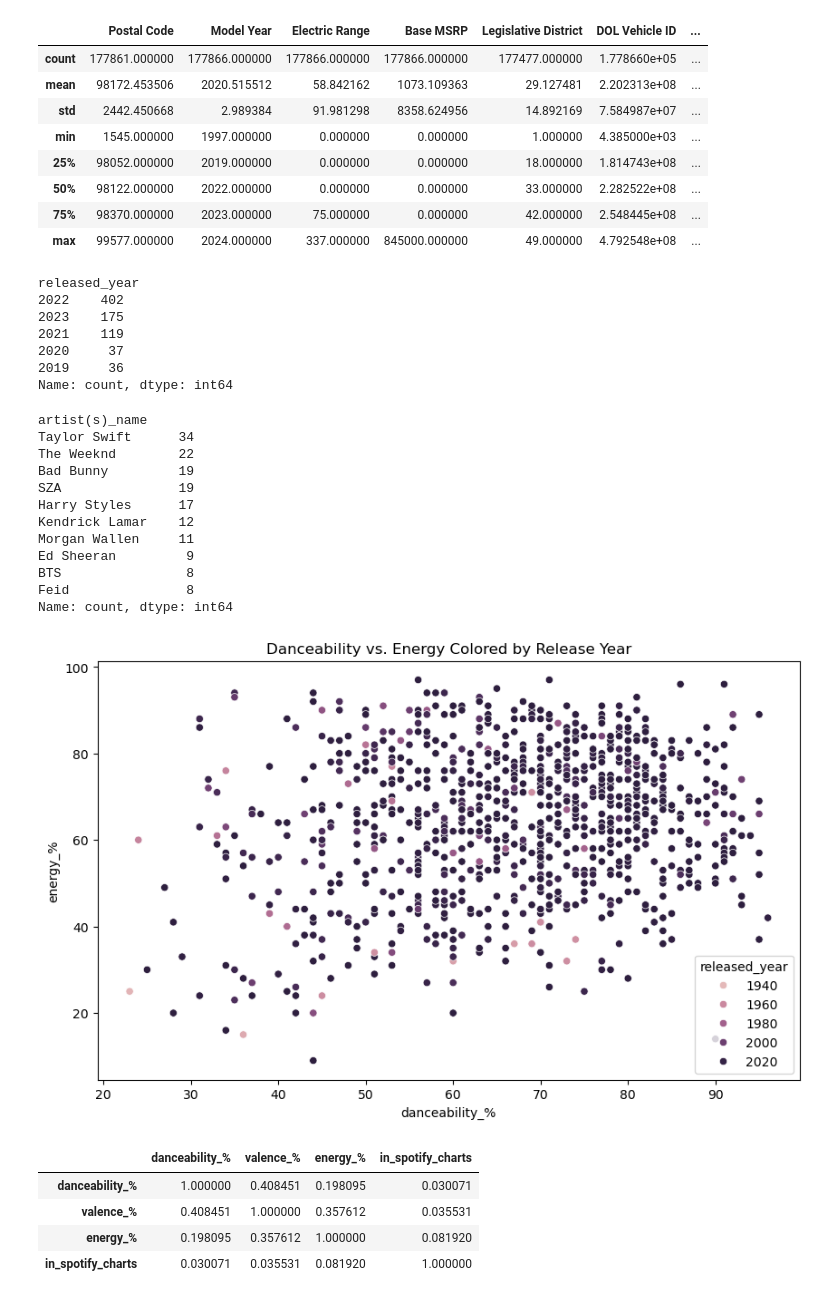
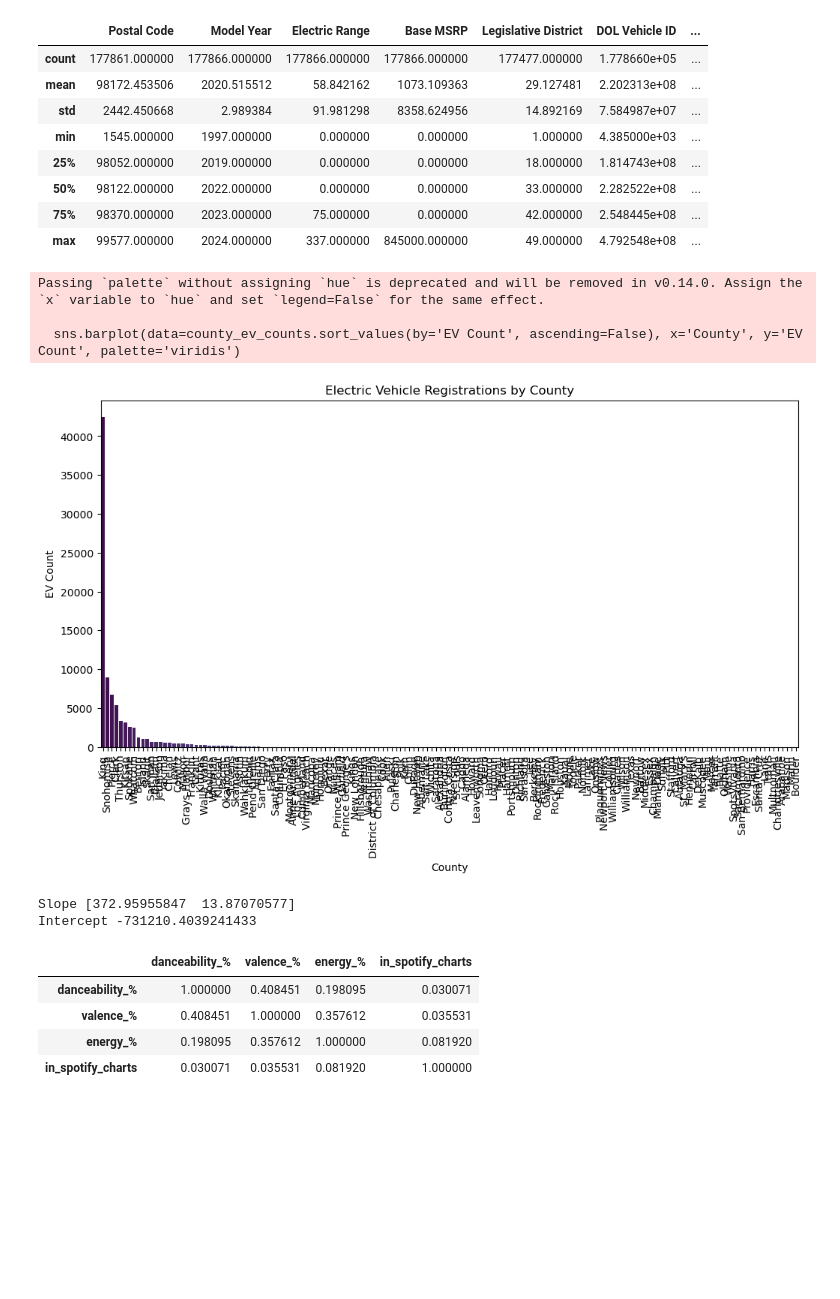
Before and after one commit to vivianzhou1288/info2950-final, a Jupyter notebook: Phase 2.ipynb, the cells around one changed output. Cells and saved outputs as stored; diff of their text form; code cells hidden in the pictures; blank space fills up the shorter version.

Commit message:
cleaned up data, regression, bar plot

```diff
--- a/Phase 2.ipynb
+++ b/Phase 2.ipynb
@@ -43,42 +45,48 @@ ev_df.describe()
 | 50% | 98122.000000 | 2022.000000 | 0.000000 | 0.000000 | 33.000000 | 2.282522e+08 | ... |
 | 75% | 98370.000000 | 2023.000000 | 75.000000 | 0.000000 | 42.000000 | 2.548445e+08 | ... |
 | max | 99577.000000 | 2024.000000 | 337.000000 | 845000.000000 | 49.000000 | 4.792548e+08 | ... |
+# %%
+ev_df = ev_df.dropna(subset=['County', 'Model Year', 'Make', 'Electric Vehicle Type', 'Electric Range'])
+ev_df = ev_df[ev_df['Electric Range'] > 0]
+ev_df['Model Year'] = ev_df['Model Year'].astype(int)
 # %%
-#Distribution of release years
-years_count = music_df['released_year'].value_counts()
-print(years_count.head())
+county_ev_counts = duckdb.query("""
+    SELECT County, COUNT(*) AS "EV Count"
+    FROM ev_df
+    GROUP BY County
+""").to_df()
+
+merged_ev_df = duckdb.query("""
+    SELECT a.*, b."EV Count"
+    FROM ev_df AS a
+    LEFT JOIN county_ev_counts AS b ON a.County = b.County
+""").to_df()
-# %% [output]
-released_year
-2022    402
-2023    175
-2021    119
-2020     37
-2019     36
-Name: count, dtype: int64
 # %%
-#Top artists by track count:
-top_artists = music_df['artist(s)_name'].value_counts().head(10)
-print(top_artists)
+plt.figure(figsize=(12, 6))
+sns.barplot(data=county_ev_counts.sort_values(by='EV Count', ascending=False), x='County', y='EV Count', palette='viridis')
+plt.xticks(rotation=90)
+plt.title('Electric Vehicle Registrations by County')
+plt.show()
 # %% [output]
-artist(s)_name
-Taylor Swift      34
-The Weeknd        22
-Bad Bunny         19
-SZA               19
-Harry Styles      17
-Kendrick Lamar    12
-Morgan Wallen     11
-Ed Sheeran         9
-BTS                8
-Feid               8
-Name: count, dtype: int64
+Passing `palette` without assigning `hue` is deprecated and will be removed in v0.14.0. Assign the `x` variable to `hue` and set `legend=False` for the same effect.
+
+  sns.barplot(data=county_ev_counts.sort_values(by='EV Count', ascending=False), x='County', y='EV Count', palette='viridis')
+[figure, added]
 # %%
-plt.figure(figsize=(10,6))
-sns.scatterplot(x='danceability_%', y='energy_%', data=music_df, hue='released_year')
-plt.title('Danceability vs. Energy Colored by Release Year')
-plt.show()
+X = ev_df[['Model Year', 'Electric Range']]  # Features
+y = ev_df['EV Count']  # Target
+reg_model = LinearRegression()
+reg_model.fit(X, y)
+y_pred = reg_model.predict(X)
+
+slope = reg_model.coef_
+intercept = reg_model.intercept_
+
+print("Slope", slope)
+print("Intercept", intercept)
 # %% [output]
-[figure, removed]
+Slope [372.95955847  13.87070577]
+Intercept -731210.4039241433
 # %%
 features = ['danceability_%', 'valence_%', 'energy_%', 'in_spotify_charts']
 corr = music_df[features].corr()
```
Also changed, not shown: parts of 2 cells of this notebook.
